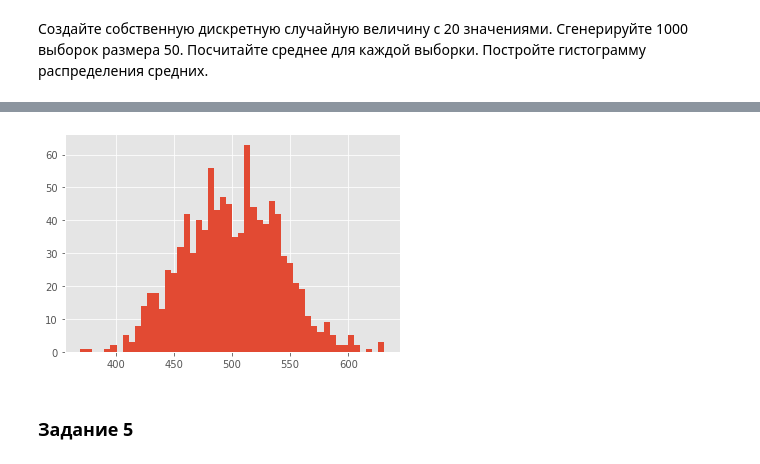
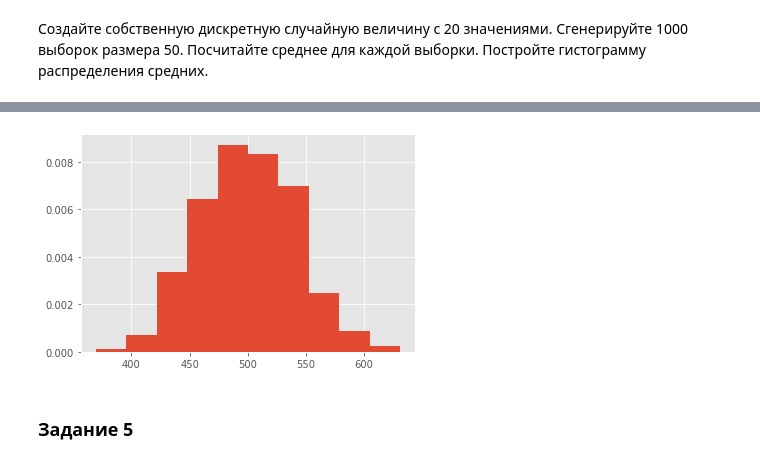
Before and after one commit to alikjul/final_test, a Jupyter notebook: final-test.ipynb, the cells around one changed output, grey strips where cells are left out. Cells and saved outputs as stored; diff of their text form; code cells hidden in the pictures.

```diff
--- a/final-test.ipynb
+++ b/final-test.ipynb
@@ -194,10 +194,10 @@ means
 # %% [output]
 [figure]
 # %%
-plt.hist(means, bins = 50)
+plt.hist(means, density = True)
 plt.show()
 # %% [output]
-[figure, old version]
+[figure, new version]
 # %% [markdown]
 ### Задание 5
 # %% [markdown]
```
